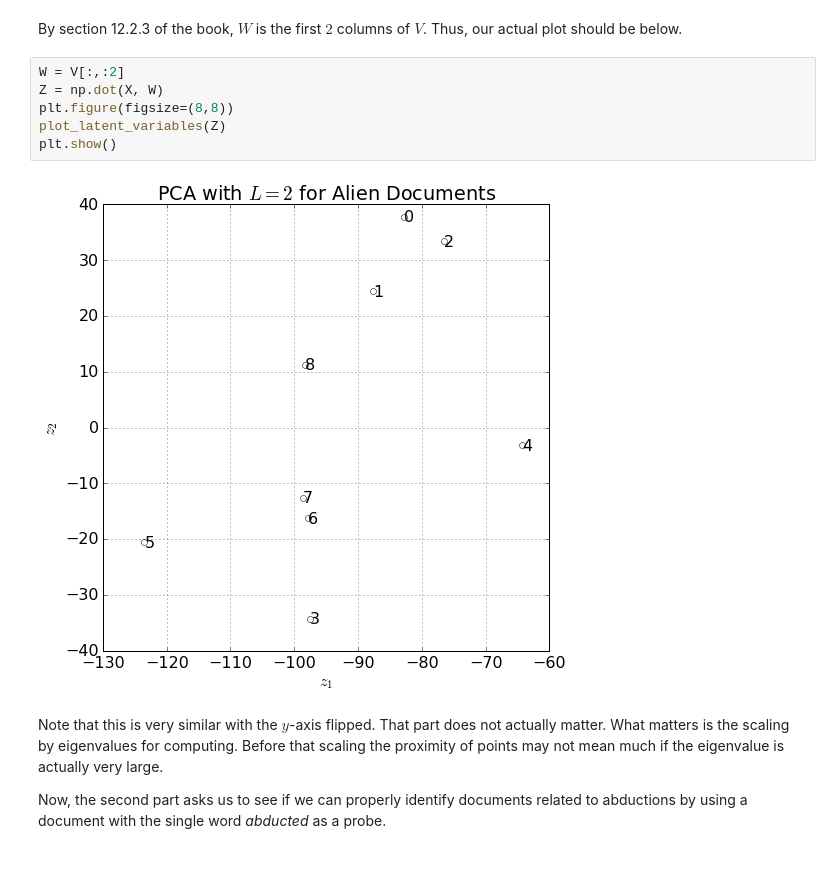
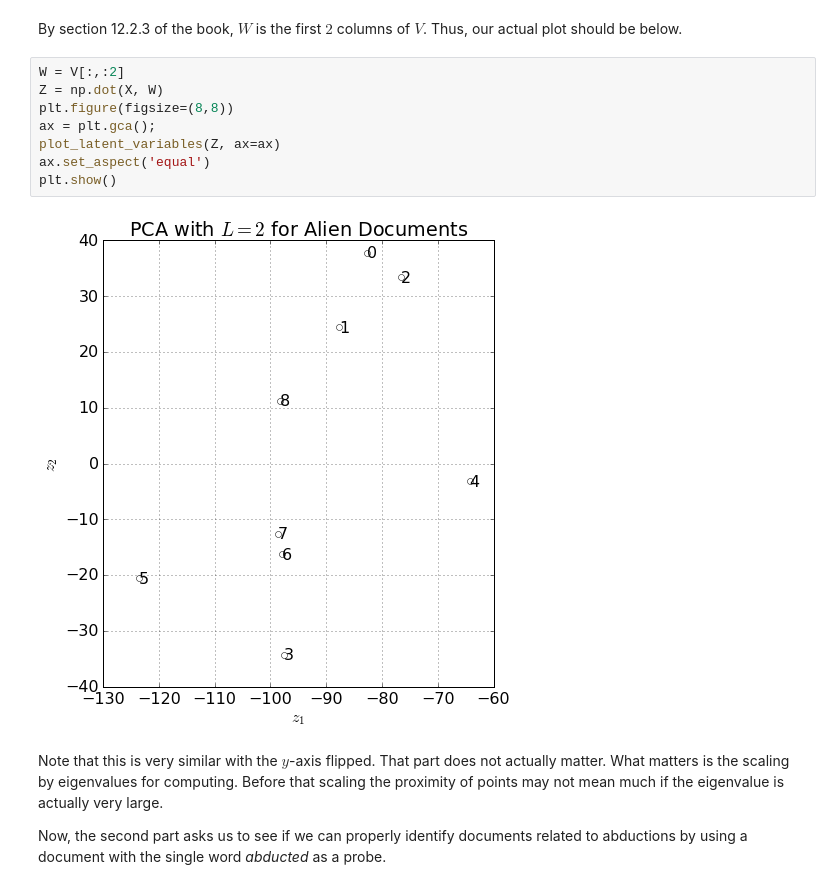
Before and after one commit to ppham27/MLaPP-solutions, a Jupyter notebook: chap12/8.ipynb, the cells around one changed output. Saved outputs shown, nothing was run; the diff lists cells and outputs as text.

Commit message:
fixed aspect ratio in 12.8

```diff
--- a/chap12/8.ipynb
+++ b/chap12/8.ipynb
@@ -99,11 +99,13 @@ By section 12.2.3 of the book, $W$ is the first $2$ columns of $V$. Thus, our ac
 # %%
 W = V[:,:2]
 Z = np.dot(X, W)
 plt.figure(figsize=(8,8))
-plot_latent_variables(Z)
+ax = plt.gca();
+plot_latent_variables(Z, ax=ax)
+ax.set_aspect('equal')
 plt.show()
 # %% [output]
-[figure, old version]
+[figure, new version]
 # %% [markdown]
 Note that this is very similar with the $y$-axis flipped. That part does not actually matter. What matters is the scaling by eigenvalues for computing. Before that scaling the proximity of points may not mean much if the eigenvalue is actually very large.
 
```
